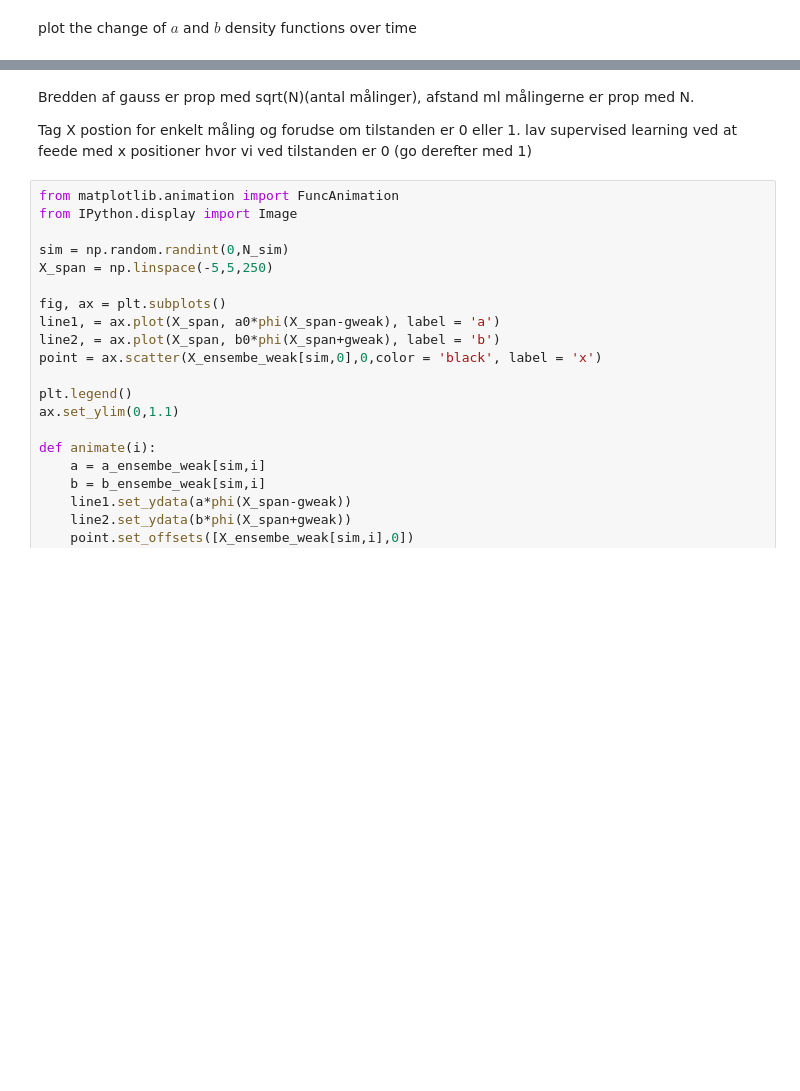
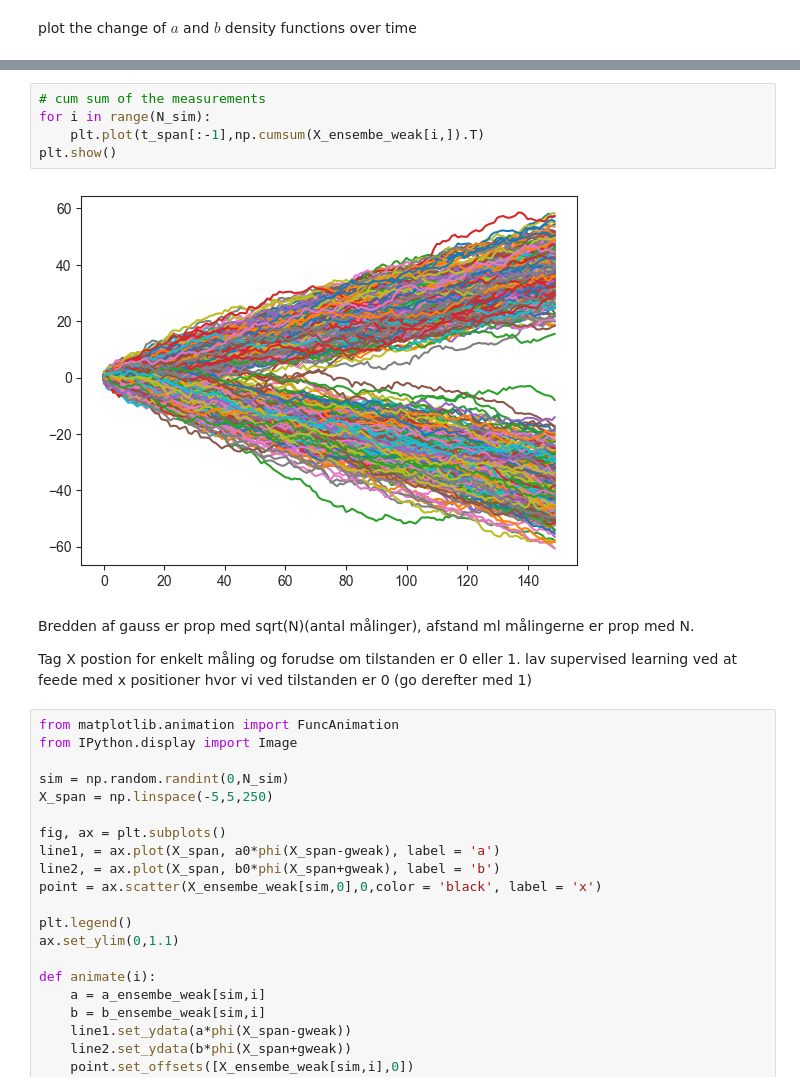
Before and after one commit to AlexInselmann/quantum-sensing, a Jupyter notebook: von Neumann.ipynb, the cells around one changed output, grey strips where cells are left out. Saved outputs shown, nothing was run; the diff lists cells and outputs as text; blank space fills up the shorter version.

```diff
--- a/von Neumann.ipynb
+++ b/von Neumann.ipynb
@@ -279,3 +328,10 @@ plt.hist(np.sum(X_ensembe_weak,axis=1))
+# %%
+# cum sum of the measurements
+for i in range(N_sim):
+    plt.plot(t_span[:-1],np.cumsum(X_ensembe_weak[i,]).T)
+plt.show()
+# %% [output]
+[figure, added]
 # %% [markdown]
 Bredden af gauss er prop med sqrt(N)(antal målinger), afstand ml målingerne er prop med N.
 
```
Also changed, not shown: parts of 6 cells of this notebook, 1 other file.
